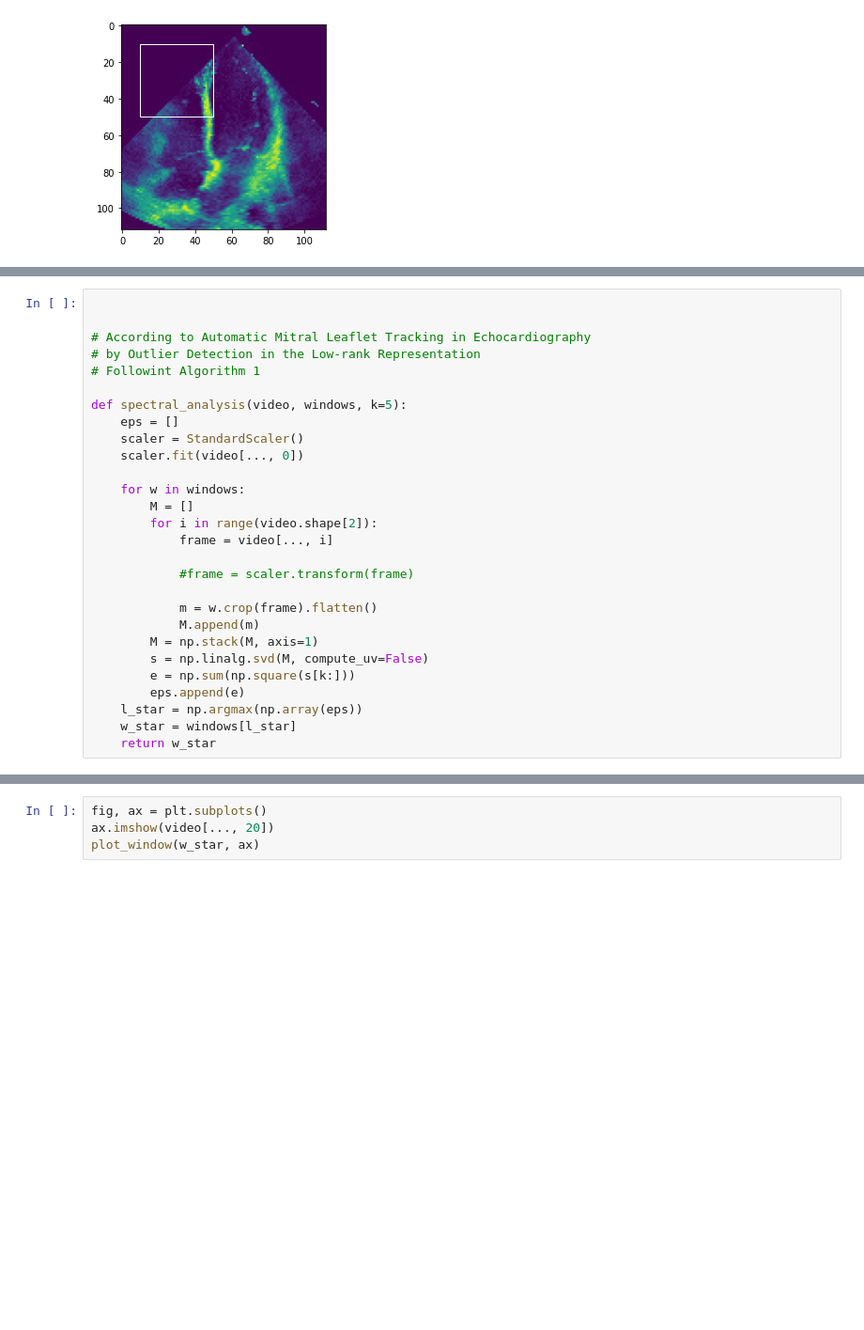
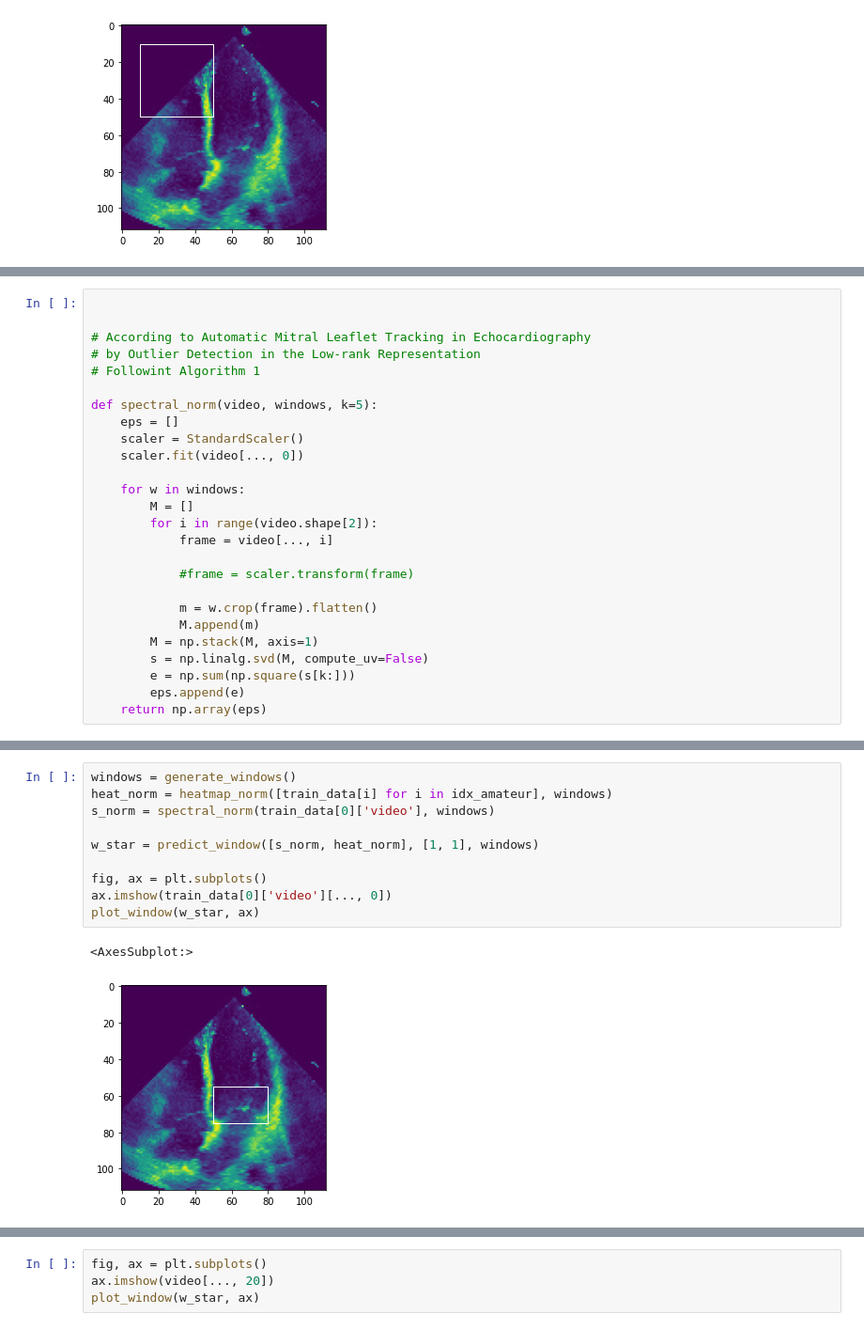
Before and after one commit to jaymoneyjay/aml-project, a Jupyter notebook: task3/roi_prediction_jodok.ipynb, the cells around one changed output, grey strips where cells are left out. Shown at 94% size. Cells and saved outputs as stored; diff of their text form; blank space fills up the shorter version.

```diff
--- a/task3/roi_prediction_jodok.ipynb
+++ b/task3/roi_prediction_jodok.ipynb
@@ -150,7 +151,7 @@ cropped_frame.flatten().shape
 # by Outlier Detection in the Low-rank Representation
 # Followint Algorithm 1
 
-def spectral_analysis(video, windows, k=5):
+def spectral_norm(video, windows, k=5):
     eps = []
     scaler = StandardScaler()
     scaler.fit(video[..., 0])
@@ -168,6 +169,4 @@ def spectral_analysis(video, windows, k=5):
         s = np.linalg.svd(M, compute_uv=False)
         e = np.sum(np.square(s[k:]))
         eps.append(e)
-    l_star = np.argmax(np.array(eps))
-    w_star = windows[l_star]
-    return w_star
+    return np.array(eps)
@@ -174,3 +210,16 @@ def spectral_analysis(video, windows, k=5):
+# %%
+windows = generate_windows()
+heat_norm = heatmap_norm([train_data[i] for i in idx_amateur], windows)
+s_norm = spectral_norm(train_data[0]['video'], windows)
+
+w_star = predict_window([s_norm, heat_norm], [1, 1], windows)
+
+fig, ax = plt.subplots()
+ax.imshow(train_data[0]['video'][..., 0])
+plot_window(w_star, ax)
+# %% [output]
+<AxesSubplot:>
+[figure, added]
 # %%
 # Plot roi prediction on amateur
 
```
Also changed, not shown: parts of 14 cells of this notebook.
